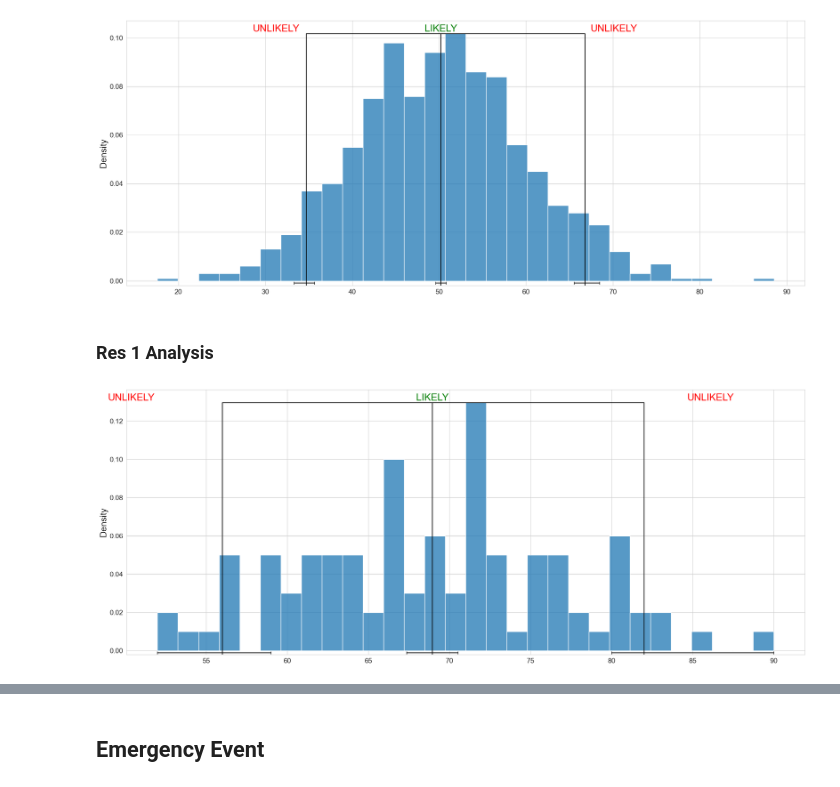
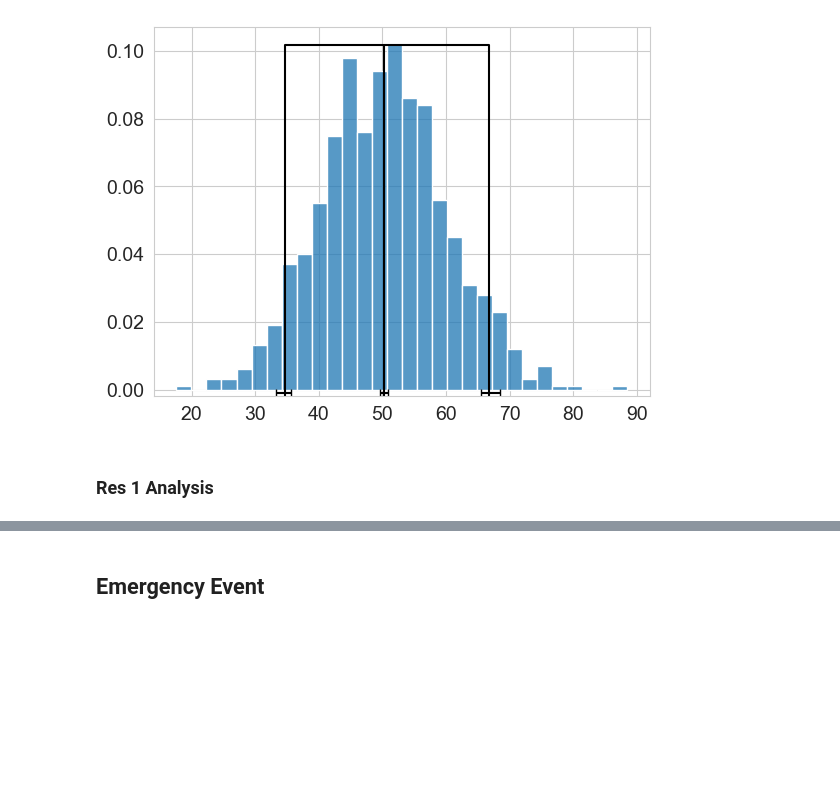
Before and after one commit to CSampsonSomersetFT/SurgicalForecastingTool, a Jupyter notebook: results_analysis.ipynb, the cells around one changed output, grey strips where cells are left out. Saved outputs shown, nothing was run; the diff lists cells and outputs as text; code cells hidden in the pictures; blank space fills up the shorter version.

```diff
--- a/results_analysis.ipynb
+++ b/results_analysis.ipynb
@@ -77,7 +77,7 @@ np.random.seed(42)
 data = np.random.normal(loc=50, scale=10, size=1000)
 data.sort()
 
-def create_more_plot(data, xlabel=None, figfname=None):
+def create_more_plot(data, xlabel=None, figfname=None, ax=None):
     n = len(data)
     mean = np.mean(data)
     std_dev = np.std(data, ddof=1)
@@ -97,58 +97,62 @@ def create_more_plot(data, xlabel=None, figfname=None):
     percentile_low_ci = percentile_ci(beta_low, data, n, z)
     percentile_high_ci = percentile_ci(beta_high, data, n, z)
 
-    plt.figure(figsize=(20,8))
-    ax = sns.histplot(data, bins=30, stat='probability')
+    # plt.figure(figsize=(20,8))
+    if ax is None:
+        ax = sns.histplot(data, bins=30, stat='probability')
+    else:
+        sns.histplot(data, bins=30, stat='probability', ax=ax)
 
-    plt.axvline(mean, 0, 0.95, color='black')
-    plt.errorbar(mean, -0.001, xerr= [[mean_ci[0]], [mean_ci[1]]], capsize=3, color="black")
+    ax.axvline(mean, 0, 0.95, color='black')
+    ax.errorbar(mean, -0.001, xerr= [[mean_ci[0]], [mean_ci[1]]], capsize=3, color="black")
 
-    plt.axvline(percentile_low, 0, 0.95, color='black')
-    plt.axvline(percentile_high, 0, 0.95, color='black')
+    ax.axvline(percentile_low, 0, 0.95, color='black')
+    ax.axvline(percentile_high, 0, 0.95, color='black')
 
     ymax = ax.get_ylim()[1]
     y_coord = 0.95 * ymax
 
     ax.hlines(y_coord,percentile_low, percentile_high,color='black')
-    plt.errorbar(percentile_low, -0.001, xerr= [[percentile_low - percentile_low_ci[0]], [percentile_low_ci[1] - percentile_low]], capsize=3, color="black")
-    plt.errorbar(percentile_high, -0.001, xerr= [[percentile_high - percentile_high_ci[0]], [percentile_high_ci[1] - percentile_high]], capsize=3, color="black")
+    ax.errorbar(percentile_low, -0.001, xerr= [[percentile_low - percentile_low_ci[0]], [percentile_low_ci[1] - percentile_low]], capsize=3, color="black")
+    ax.errorbar(percentile_high, -0.001, xerr= [[percentile_high - percentile_high_ci[0]], [percentile_high_ci[1] - percentile_high]], capsize=3, color="black")
 
-    ax.text(mean, y_coord, "LIKELY", ha="center", va="bottom", fontsize=20, color="g")
-    ax.text(percentile_low*0.90, y_coord, "UNLIKELY", ha="center", va="bottom", fontsize=20, color="r")
-    ax.text(percentile_high*1.05, y_coord, "UNLIKELY", ha="center", va="bottom", fontsize=20, color="r")
+    # ax.text(mean, y_coord, "LIKELY", ha="center", va="bottom", fontsize=20, color="g")
+    # ax.text(percentile_low, y_coord, "UNLIKELY", ha="center", va="bottom", fontsize=20, color="r")
+    # ax.text(percentile_high, y_coord, "UNLIKELY", ha="center", va="bottom", fontsize=20, color="r")
 
     # plt.title('MORE Plot: Measure of Risk and Error')
-    # plt.xlabel('Simulation Output')
-    plt.ylabel('Density')
-    plt.tight_layout()
+    # ax.set_xlabel('Number of Patients Seen')
+    # ax.set_ylabel('Density')
+    ax.set_ylabel('')
+    # plt.tight_layout()
 
     # plt.legend(fontsize=18)
-    ax.set_xlabel(xlabel)
+    # ax.set_xlabel(xlabel)
 
     ax.xaxis.label.set_size(18)
     ax.yaxis.label.set_size(18)
     ax.tick_params(axis='x', labelsize=14)
     ax.tick_params(axis='y', labelsize=14)
 
     ax.set_ylim(-0.002)
     # ax.set_xlim(0)
 
     if figfname is not None:
         plt.savefig(figfname, dpi=600)
 
 
 def percentile_ci(beta, data, n, z):
     se = np.sqrt(beta * (1 - beta) / (n - 1))
     beta1 = beta - z * se
     beta2 = beta + z * se
     idx1 = int(np.floor(n * beta1))
     idx2 = int(np.floor(n * beta2))
     return data[max(0, idx1)], data[min(n - 1, idx2)]
 
 
 create_more_plot(data)
 # %% [output]
-[figure, old version]
+[figure, new version]
 # %%
 import os
 import json
@@ -199,7 +203,3 @@ import pandas as pd
 # %%
 df = pd.read_csv("results/res1_available_beds_combined.csv")
 df["value"] = df["value"].apply(lambda r: [*map(float, r[1:-1].split(","))])
-# %%
-create_more_plot(np.array(sorted(np.array(*df.query("max_emerg_wait == 2 & metric == 'emergency_patients_seen' & num_beds == 50")["value"]))))
-# %% [output]
-[figure, removed]
```
Also changed, not shown: parts of 19 cells of this notebook, 1 other file.
